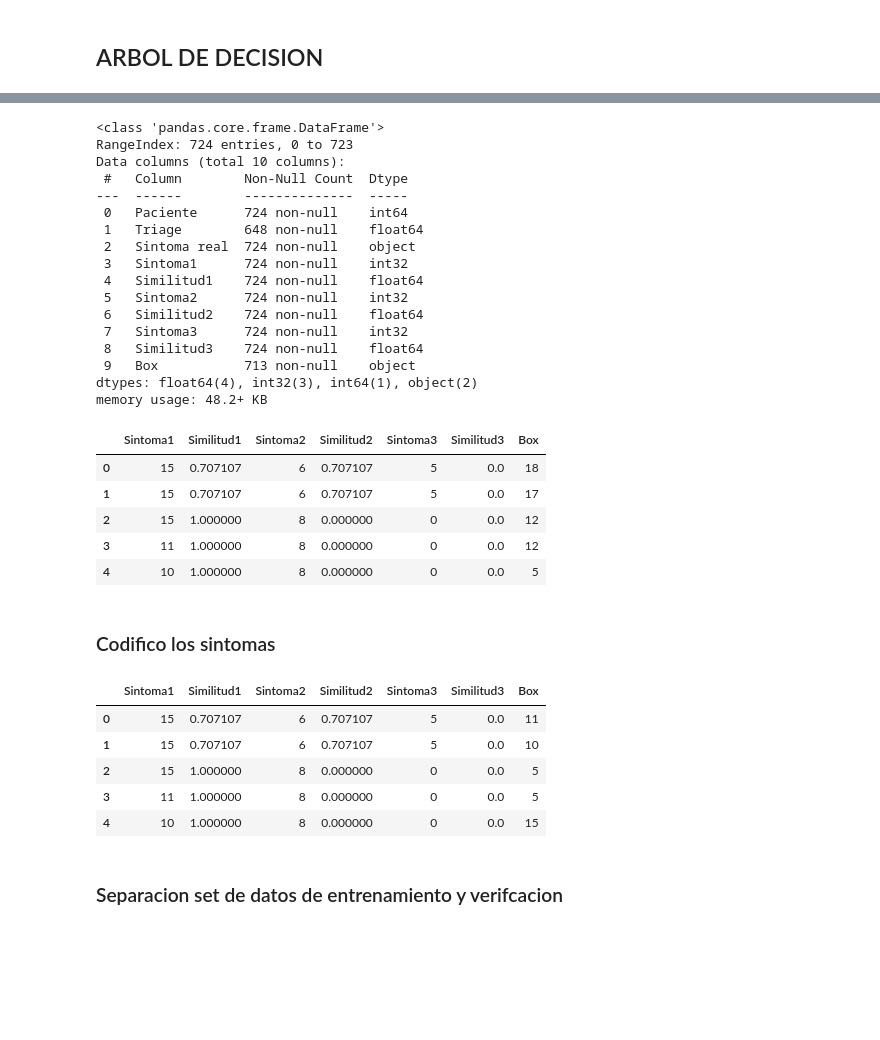
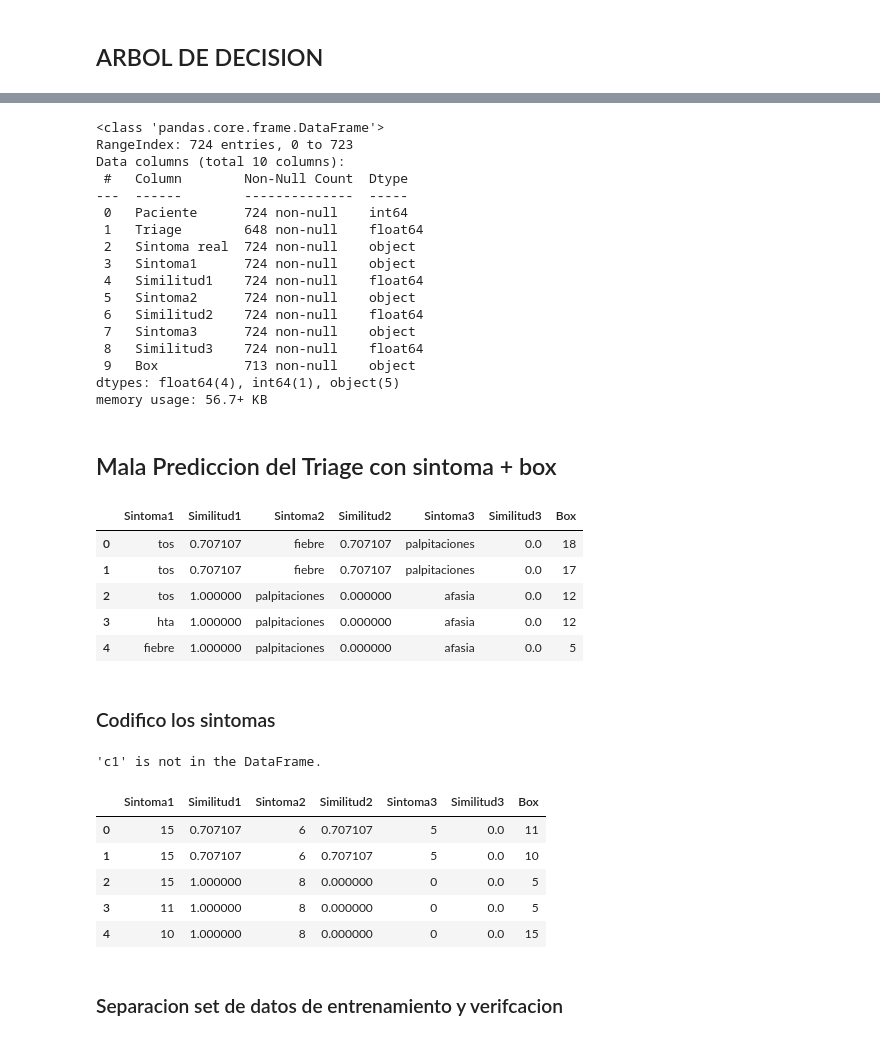
Before and after one commit to Adriellevy/Triage_HF, a Jupyter notebook: DataAnalysisAndReports/notebooks/Triage_HF.ipynb, the cells around one changed output, grey strips where cells are left out. Drawn from its saved outputs; the diff is of its cells as text; code cells hidden in the pictures; blank space fills up the shorter version.

Commit message:
Arbol de decision prediccion box (desatroza)

```diff
--- a/DataAnalysisAndReports/notebooks/Triage_HF.ipynb
+++ b/DataAnalysisAndReports/notebooks/Triage_HF.ipynb
@@ -607,13 +607,15 @@ display("Cantidad de sintomas sin alguna similitud exitosa: "+str(cantidad_de_si
 
 # Supongamos que tus datos están en un DataFrame de pandas llamado df
 # Convertimos los síntomas a números
+df_relacion_pacientes_sintomas_kmeans = df_relacion_pacientes_sintomas.copy()
+
 le = LabelEncoder()
-df_relacion_pacientes_sintomas['Sintoma1'] = le.fit_transform(df_relacion_pacientes_sintomas['Sintoma1'])
-df_relacion_pacientes_sintomas['Sintoma2'] = le.fit_transform(df_relacion_pacientes_sintomas['Sintoma2'])
-df_relacion_pacientes_sintomas['Sintoma3'] = le.fit_transform(df_relacion_pacientes_sintomas['Sintoma3'])
+df_relacion_pacientes_sintomas_kmeans['Sintoma1'] = le.fit_transform(df_relacion_pacientes_sintomas_kmeans['Sintoma1'])
+df_relacion_pacientes_sintomas_kmeans['Sintoma2'] = le.fit_transform(df_relacion_pacientes_sintomas_kmeans['Sintoma2'])
+df_relacion_pacientes_sintomas_kmeans['Sintoma3'] = le.fit_transform(df_relacion_pacientes_sintomas_kmeans['Sintoma3'])
 
 # Creamos la matriz de características
-X = df_relacion_pacientes_sintomas[['Sintoma1', 'Similitud1', 'Sintoma2', 'Similitud2', 'Sintoma3', 'Similitud3']].values
+X = df_relacion_pacientes_sintomas_kmeans[['Sintoma1', 'Similitud1', 'Sintoma2', 'Similitud2', 'Sintoma3', 'Similitud3']].values
 
 # Crear y entrenar el modelo KMeans
 kmeans = KMeans(n_clusters=4)  # Asume que hay 4 niveles de triage
@@ -648,0 +653,3 @@ El nivel de triage más probable para este paciente es: 1
+# %%
+df_relacion_pacientes_sintomas_ADD_1 = df_relacion_pacientes_sintomas.copy()
+df_relacion_pacientes_sintomas_ADD_1.head()
@@ -649,5 +663,5 @@ El nivel de triage más probable para este paciente es: 1
 # %%
-df_relacion_pacientes_sintomas.info()
+df_relacion_pacientes_sintomas_ADD_1.info()
 # %% [output]
 <class 'pandas.core.frame.DataFrame'>
 RangeIndex: 724 entries, 0 to 723
@@ -657,15 +671,15 @@ Data columns (total 10 columns):
  0   Paciente      724 non-null    int64
  1   Triage        648 non-null    float64
  2   Sintoma real  724 non-null    object
- 3   Sintoma1      724 non-null    int32
+ 3   Sintoma1      724 non-null    object
  4   Similitud1    724 non-null    float64
- 5   Sintoma2      724 non-null    int32
+ 5   Sintoma2      724 non-null    object
  6   Similitud2    724 non-null    float64
- 7   Sintoma3      724 non-null    int32
+ 7   Sintoma3      724 non-null    object
  8   Similitud3    724 non-null    float64
  9   Box           713 non-null    object
-dtypes: float64(4), int32(3), int64(1), object(2)
-memory usage: 48.2+ KB
+dtypes: float64(4), int64(1), object(5)
+memory usage: 56.7+ KB
 # %%
 from sklearn.tree import DecisionTreeClassifier
 from sklearn.model_selection import train_test_split
@@ -674,33 +691,45 @@ from sklearn.preprocessing import OneHotEncoder
+# %% [markdown]
+## Mala Prediccion del Triage con sintoma + box
 # %%
 #En el tutorial de Arboles de decisión con Python es Y
-Variable_a_predecir=df_relacion_pacientes_sintomas['Triage']
-Variable_a_predecir.fillna(0)
+Variable_a_predecir=df_relacion_pacientes_sintomas_ADD_1['Triage']
+# Crear el imputador
+Variable_a_predecir.fillna(0, inplace=True)
+
 #En el tutorial de Arboles de decisión con Python es X
-Variable_predictoras=df_relacion_pacientes_sintomas.iloc[:,3:]
+Variable_predictoras=df_relacion_pacientes_sintomas_ADD_1.iloc[:,3:]
 Variable_predictoras.head()
 # %% [output]
 |  | Sintoma1 | Similitud1 | Sintoma2 | Similitud2 | Sintoma3 | Similitud3 | Box |
-| 0 | 15 | 0.707107 | 6 | 0.707107 | 5 | 0.0 | 18 |
-| 1 | 15 | 0.707107 | 6 | 0.707107 | 5 | 0.0 | 17 |
-| 2 | 15 | 1.000000 | 8 | 0.000000 | 0 | 0.0 | 12 |
-| 3 | 11 | 1.000000 | 8 | 0.000000 | 0 | 0.0 | 12 |
-| 4 | 10 | 1.000000 | 8 | 0.000000 | 0 | 0.0 | 5 |
+| 0 | tos | 0.707107 | fiebre | 0.707107 | palpitaciones | 0.0 | 18 |
+| 1 | tos | 0.707107 | fiebre | 0.707107 | palpitaciones | 0.0 | 17 |
+| 2 | tos | 1.000000 | palpitaciones | 0.000000 | afasia | 0.0 | 12 |
+| 3 | hta | 1.000000 | palpitaciones | 0.000000 | afasia | 0.0 | 12 |
+| 4 | fiebre | 1.000000 | palpitaciones | 0.000000 | afasia | 0.0 | 5 |
 # %% [markdown]
 ### Codifico los sintomas
 # %%
 le = LabelEncoder()
-Variable_predictoras['Sintoma1'] = le.fit_transform(df_relacion_pacientes_sintomas['Sintoma1'])
-Variable_predictoras['Sintoma2'] = le.fit_transform(df_relacion_pacientes_sintomas['Sintoma2'])
-Variable_predictoras['Sintoma3'] = le.fit_transform(df_relacion_pacientes_sintomas['Sintoma3'])
-Variable_predictoras['Box'] = le.fit_transform(df_relacion_pacientes_sintomas['Box'])
-Variable_predictoras.head()
+Variable_predictoras['Sintoma1'] = le.fit_transform(df_relacion_pacientes_sintomas_ADD_1['Sintoma1'])
+Variable_predictoras['Sintoma2'] = le.fit_transform(df_relacion_pacientes_sintomas_ADD_1['Sintoma2'])
+Variable_predictoras['Sintoma3'] = le.fit_transform(df_relacion_pacientes_sintomas_ADD_1['Sintoma3'])
+Variable_predictoras['Box'] = le.fit_transform(df_relacion_pacientes_sintomas_ADD_1['Box'])
+#Variable_predictoras.head(70)
+if (Variable_predictoras == 'C2').any().any():
+    print("'c1' is in the DataFrame.")
+else:
+    print("'c1' is not in the DataFrame.")
 # %% [output]
-|  | Sintoma1 | Similitud1 | Sintoma2 | Similitud2 | Sintoma3 | Similitud3 | Box |
-| 0 | 15 | 0.707107 | 6 | 0.707107 | 5 | 0.0 | 11 |
-| 1 | 15 | 0.707107 | 6 | 0.707107 | 5 | 0.0 | 10 |
-| 2 | 15 | 1.000000 | 8 | 0.000000 | 0 | 0.0 | 5 |
-| 3 | 11 | 1.000000 | 8 | 0.000000 | 0 | 0.0 | 5 |
-| 4 | 10 | 1.000000 | 8 | 0.000000 | 0 | 0.0 | 15 |
+'c1' is not in the DataFrame.
+# %%
+Variable_predictoras.head()
+# %% [output]
+|  | Sintoma1 | Similitud1 | Sintoma2 | Similitud2 | Sintoma3 | Similitud3 | Box |
+| 0 | 15 | 0.707107 | 6 | 0.707107 | 5 | 0.0 | 11 |
+| 1 | 15 | 0.707107 | 6 | 0.707107 | 5 | 0.0 | 10 |
+| 2 | 15 | 1.000000 | 8 | 0.000000 | 0 | 0.0 | 5 |
+| 3 | 11 | 1.000000 | 8 | 0.000000 | 0 | 0.0 | 5 |
+| 4 | 10 | 1.000000 | 8 | 0.000000 | 0 | 0.0 | 15 |
 # %% [markdown]
 ### Separacion set de datos de entrenamiento y verifcacion
 # %%
```
Also changed, not shown: parts of 33 cells of this notebook.
